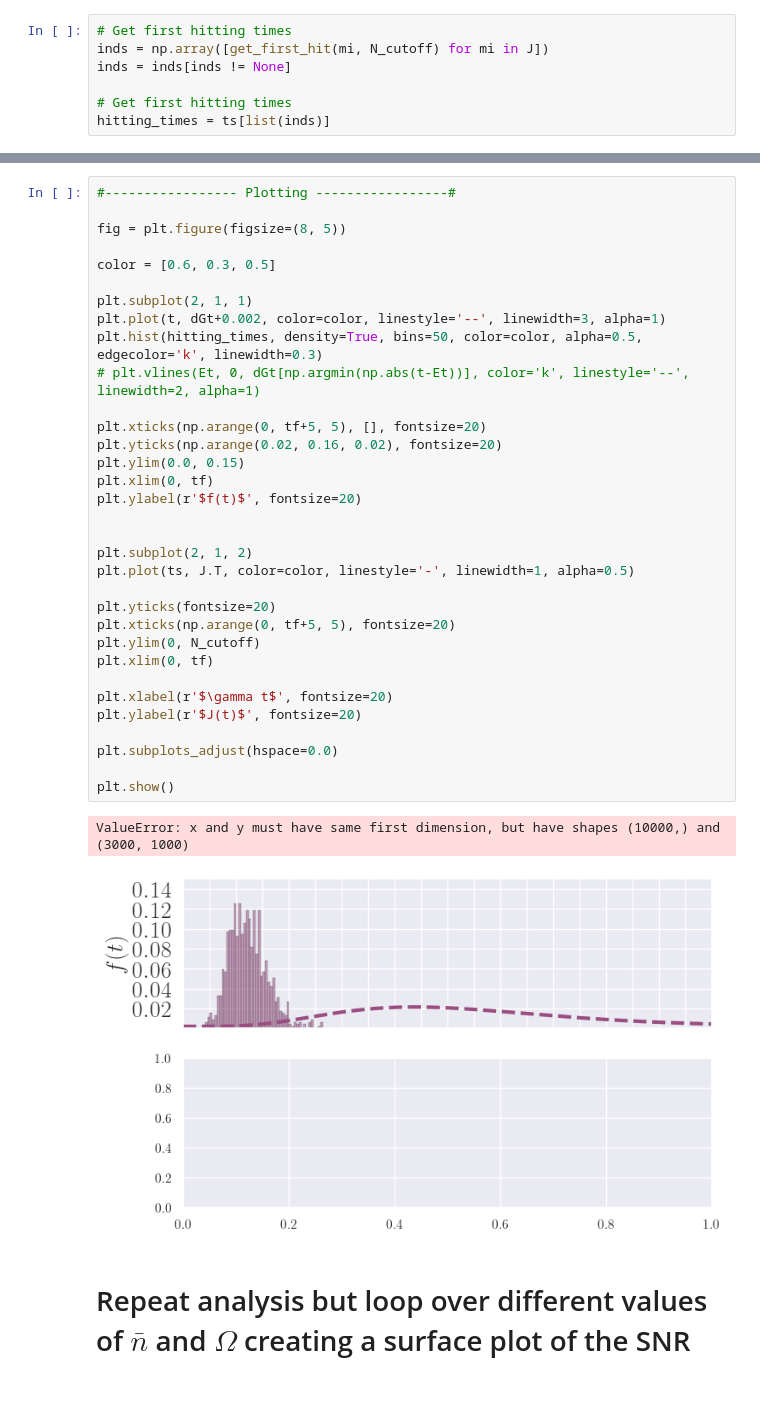
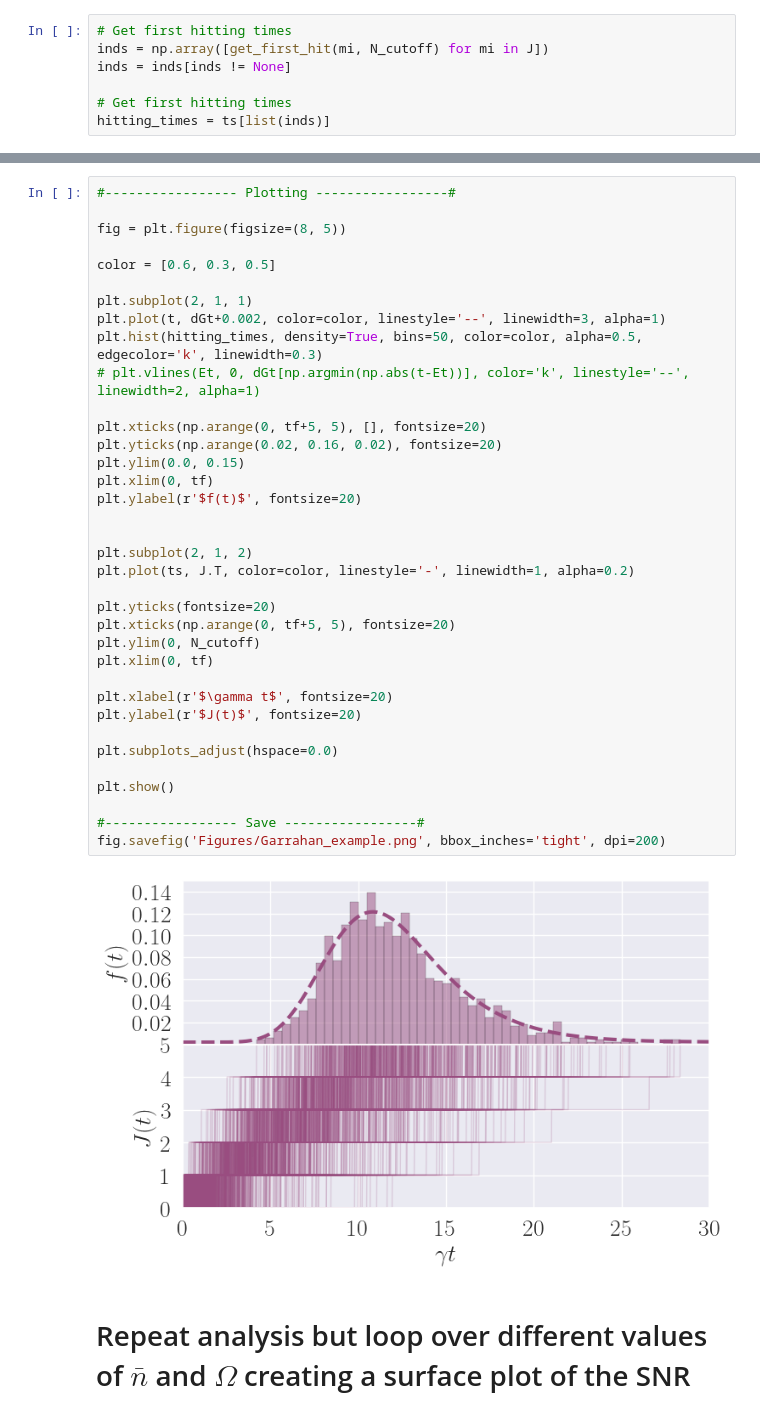
Before and after one commit to mikeal888/First_Passage_Times, a Jupyter notebook: Garrahan_example.ipynb, the cells around one changed output, grey strips where cells are left out. Drawn from its saved outputs; the diff is of its cells as text.

Commit message:
finished figures for Garrahan

```diff
--- a/Garrahan_example.ipynb
+++ b/Garrahan_example.ipynb
@@ -151,36 +151,38 @@ print(SNR/(Et*(K+Q)), 1)
 fig = plt.figure(figsize=(8, 5))
 
 color = [0.6, 0.3, 0.5]
 
 plt.subplot(2, 1, 1)
 plt.plot(t, dGt+0.002, color=color, linestyle='--', linewidth=3, alpha=1)
 plt.hist(hitting_times, density=True, bins=50, color=color, alpha=0.5, edgecolor='k', linewidth=0.3)
 # plt.vlines(Et, 0, dGt[np.argmin(np.abs(t-Et))], color='k', linestyle='--', linewidth=2, alpha=1)
 
 plt.xticks(np.arange(0, tf+5, 5), [], fontsize=20)
 plt.yticks(np.arange(0.02, 0.16, 0.02), fontsize=20)
 plt.ylim(0.0, 0.15)
 plt.xlim(0, tf)
 plt.ylabel(r'$f(t)$', fontsize=20)
 
 
 plt.subplot(2, 1, 2)
-plt.plot(ts, J.T, color=color, linestyle='-', linewidth=1, alpha=0.5)
+plt.plot(ts, J.T, color=color, linestyle='-', linewidth=1, alpha=0.2)
 
 plt.yticks(fontsize=20)
 plt.xticks(np.arange(0, tf+5, 5), fontsize=20)
 plt.ylim(0, N_cutoff)
 plt.xlim(0, tf)
 
 plt.xlabel(r'$\gamma t$', fontsize=20)
 plt.ylabel(r'$J(t)$', fontsize=20)
 
 plt.subplots_adjust(hspace=0.0)
 
 plt.show()
+
+#----------------- Save -----------------#
+fig.savefig('Figures/Garrahan_example.png', bbox_inches='tight', dpi=200)
 # %% [output]
-ValueError: x and y must have same first dimension, but have shapes (10000,) and (3000, 1000)
-[figure, old version]
+[figure, new version]
 # %% [markdown]
 # Repeat analysis but loop over different values of $\bar{n}$ and $\Omega$ creating a surface plot of the SNR
 # %%
```
Also changed, not shown: parts of 6 cells of this notebook, 3 other files.
